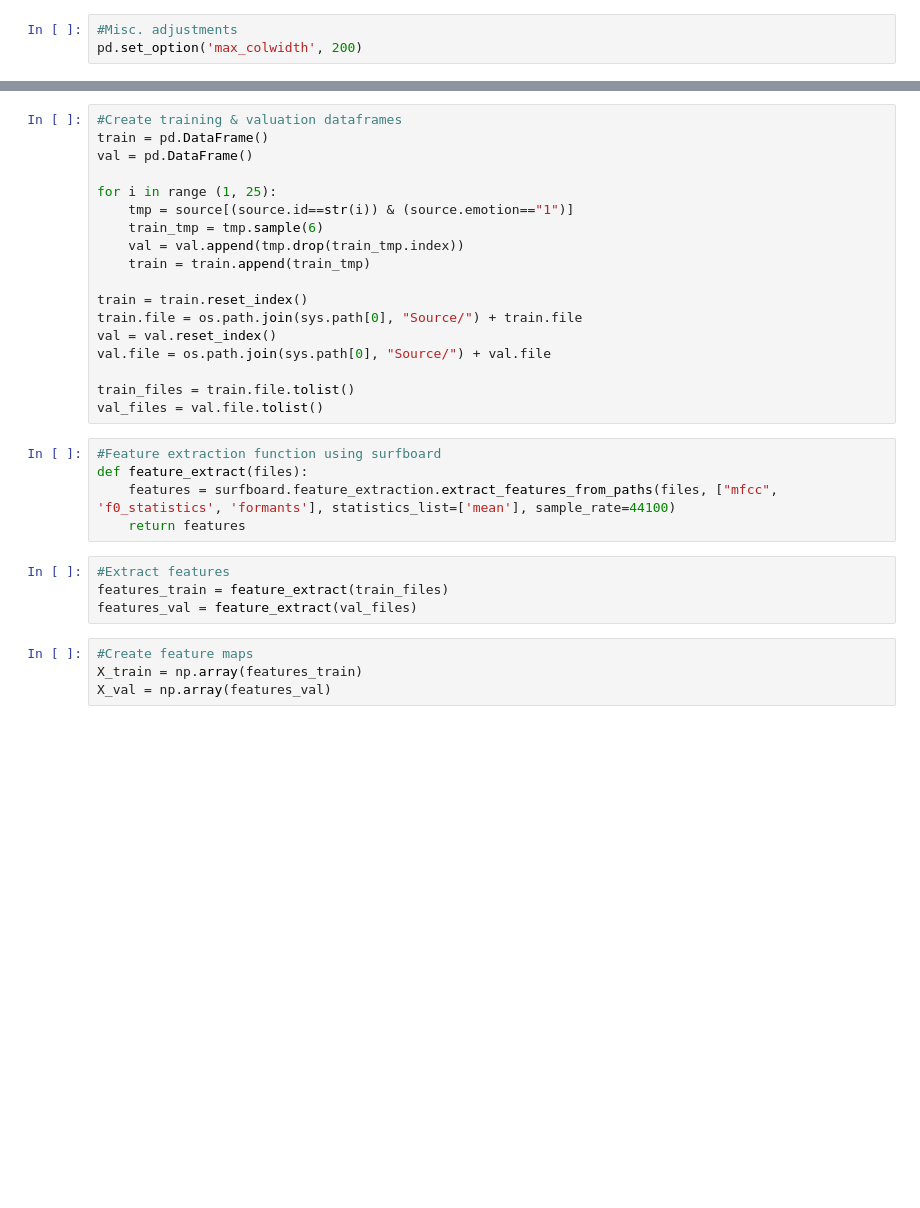
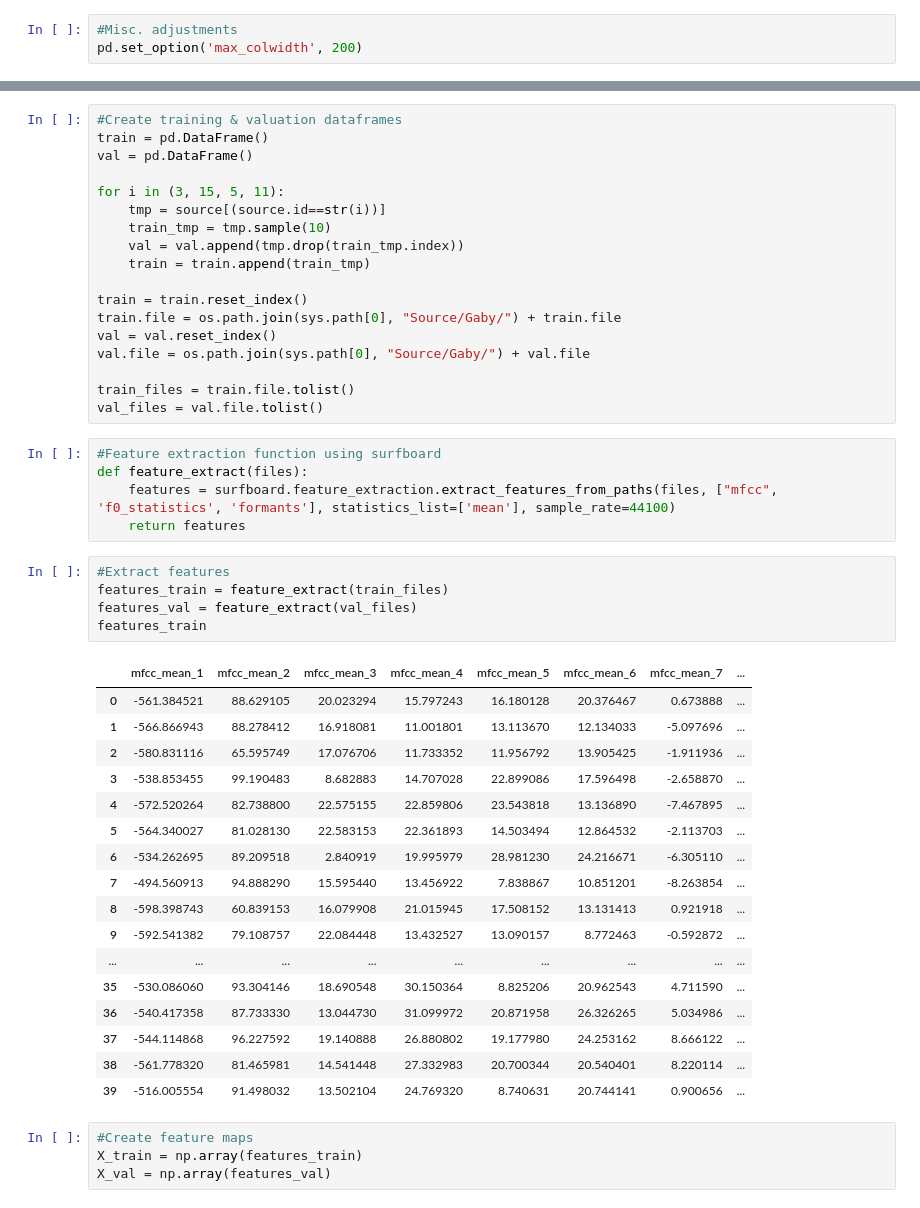
Before and after one commit to jthiepler/voice-classifier, a Jupyter notebook: code.ipynb, the cells around one changed output, grey strips where cells are left out. Cells and saved outputs as stored; diff of their text form; blank space fills up the shorter version.

```diff
--- a/code.ipynb
+++ b/code.ipynb
@@ -86,16 +75,16 @@ source
 train = pd.DataFrame()
 val = pd.DataFrame()
 
-for i in range (1, 25):
-    tmp = source[(source.id==str(i)) & (source.emotion=="1")]
-    train_tmp = tmp.sample(6)
+for i in (3, 15, 5, 11):
+    tmp = source[(source.id==str(i))]
+    train_tmp = tmp.sample(10)
     val = val.append(tmp.drop(train_tmp.index))
     train = train.append(train_tmp)
 
 train = train.reset_index()
-train.file = os.path.join(sys.path[0], "Source/") + train.file
+train.file = os.path.join(sys.path[0], "Source/Gaby/") + train.file
 val = val.reset_index()
-val.file = os.path.join(sys.path[0], "Source/") + val.file
+val.file = os.path.join(sys.path[0], "Source/Gaby/") + val.file
 
 train_files = train.file.tolist()
 val_files = val.file.tolist()
@@ -107,7 +96,26 @@ def feature_extract(files):
 # %%
 #Extract features
 features_train = feature_extract(train_files)
 features_val = feature_extract(val_files)
+features_train
+# %% [output]
+|  | mfcc_mean_1 | mfcc_mean_2 | mfcc_mean_3 | mfcc_mean_4 | mfcc_mean_5 | mfcc_mean_6 | mfcc_mean_7 | ... |
+| 0 | -561.384521 | 88.629105 | 20.023294 | 15.797243 | 16.180128 | 20.376467 | 0.673888 | ... |
+| 1 | -566.866943 | 88.278412 | 16.918081 | 11.001801 | 13.113670 | 12.134033 | -5.097696 | ... |
+| 2 | -580.831116 | 65.595749 | 17.076706 | 11.733352 | 11.956792 | 13.905425 | -1.911936 | ... |
+| 3 | -538.853455 | 99.190483 | 8.682883 | 14.707028 | 22.899086 | 17.596498 | -2.658870 | ... |
+| 4 | -572.520264 | 82.738800 | 22.575155 | 22.859806 | 23.543818 | 13.136890 | -7.467895 | ... |
+| 5 | -564.340027 | 81.028130 | 22.583153 | 22.361893 | 14.503494 | 12.864532 | -2.113703 | ... |
+| 6 | -534.262695 | 89.209518 | 2.840919 | 19.995979 | 28.981230 | 24.216671 | -6.305110 | ... |
+| 7 | -494.560913 | 94.888290 | 15.595440 | 13.456922 | 7.838867 | 10.851201 | -8.263854 | ... |
+| 8 | -598.398743 | 60.839153 | 16.079908 | 21.015945 | 17.508152 | 13.131413 | 0.921918 | ... |
+| 9 | -592.541382 | 79.108757 | 22.084448 | 13.432527 | 13.090157 | 8.772463 | -0.592872 | ... |
+| ... | ... | ... | ... | ... | ... | ... | ... | ... |
+| 35 | -530.086060 | 93.304146 | 18.690548 | 30.150364 | 8.825206 | 20.962543 | 4.711590 | ... |
+| 36 | -540.417358 | 87.733330 | 13.044730 | 31.099972 | 20.871958 | 26.326265 | 5.034986 | ... |
+| 37 | -544.114868 | 96.227592 | 19.140888 | 26.880802 | 19.177980 | 24.253162 | 8.666122 | ... |
+| 38 | -561.778320 | 81.465981 | 14.541448 | 27.332983 | 20.700344 | 20.540401 | 8.220114 | ... |
+| 39 | -516.005554 | 91.498032 | 13.502104 | 24.769320 | 8.740631 | 20.744141 | 0.900656 | ... |
 # %%
 #Create feature maps
 X_train = np.array(features_train)
```
Also changed, not shown: parts of 5 cells of this notebook.
